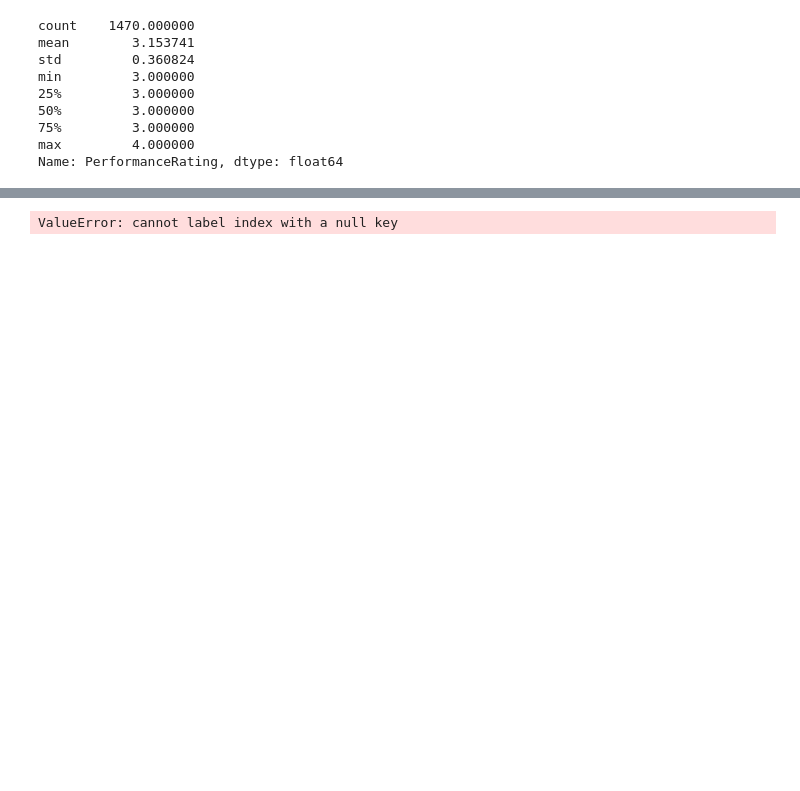
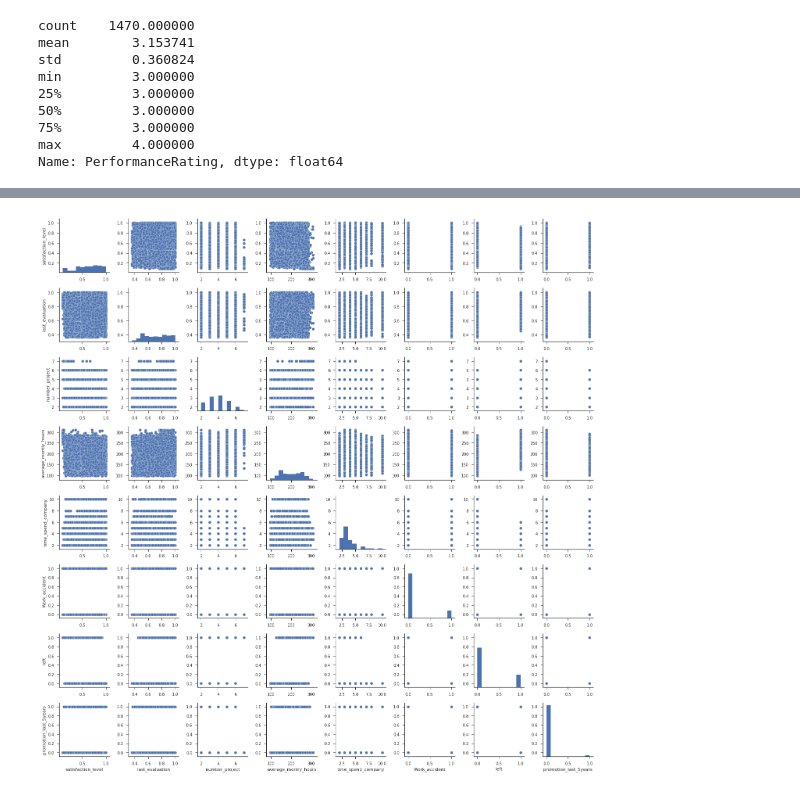
Before and after one commit to Wajih-Sid/Data-Science-Project, a Jupyter notebook: Project.ipynb, the cells around one changed output, grey strips where cells are left out. Drawn from its saved outputs; the diff is of its cells as text; code cells hidden in the pictures; blank space fills up the shorter version.

```diff
--- a/Project.ipynb
+++ b/Project.ipynb
@@ -66,8 +69,11 @@ columns_to_plot = ['Attrition', 'YearsWithCurrManager', 'Age', 'YearsAtCompany',
 # %%
 # EDA For XYZ Data
 xyz_df = copy.deepcopy(xyz_data)
-# g = sns.pairplot(xyz_df)
-# plt.show()
+
+g = sns.pairplot(xyz_df)
+plt.show()
+# %% [output]
+[figure, added]
 # %%
 # Heatmaps
 
@@ -75,9 +81,7 @@ xyz_df = copy.deepcopy(xyz_data)
 # ax = sns.heatmap(ibm_df)
 # plt.show()
 
-ibmdf = ibm_df.pivot("MonthlyIncome", "YearsAtCompany")
+# ibmdf = ibm_df.pivot("MonthlyIncome", "YearsAtCompany")
 
-ax = sns.heatmap(ibmdf)
-plt.show()
+# ax = sns.heatmap(ibmdf)
+# plt.show()
-# %% [output]
-ValueError: cannot label index with a null key
```
Also changed, not shown: parts of 1 cell of this notebook.
